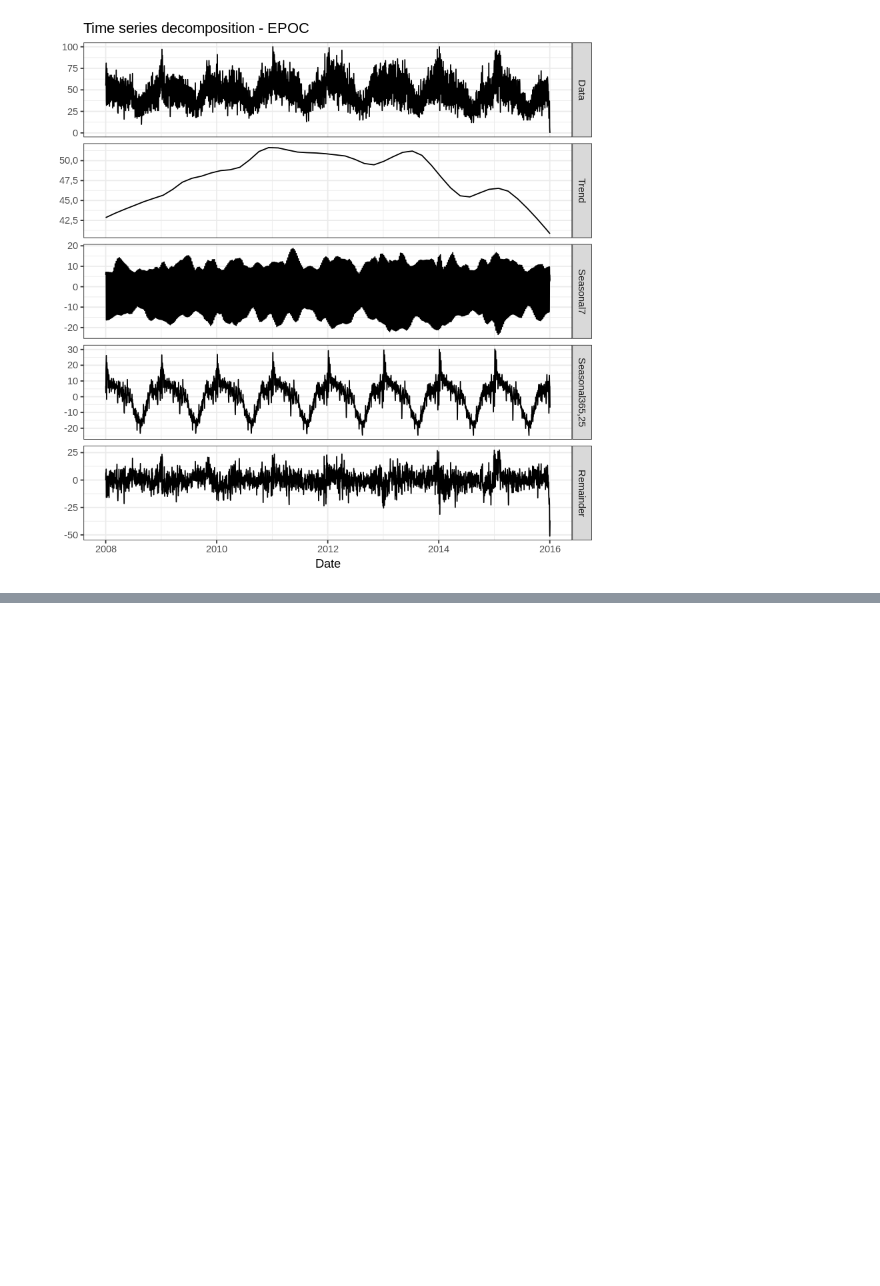
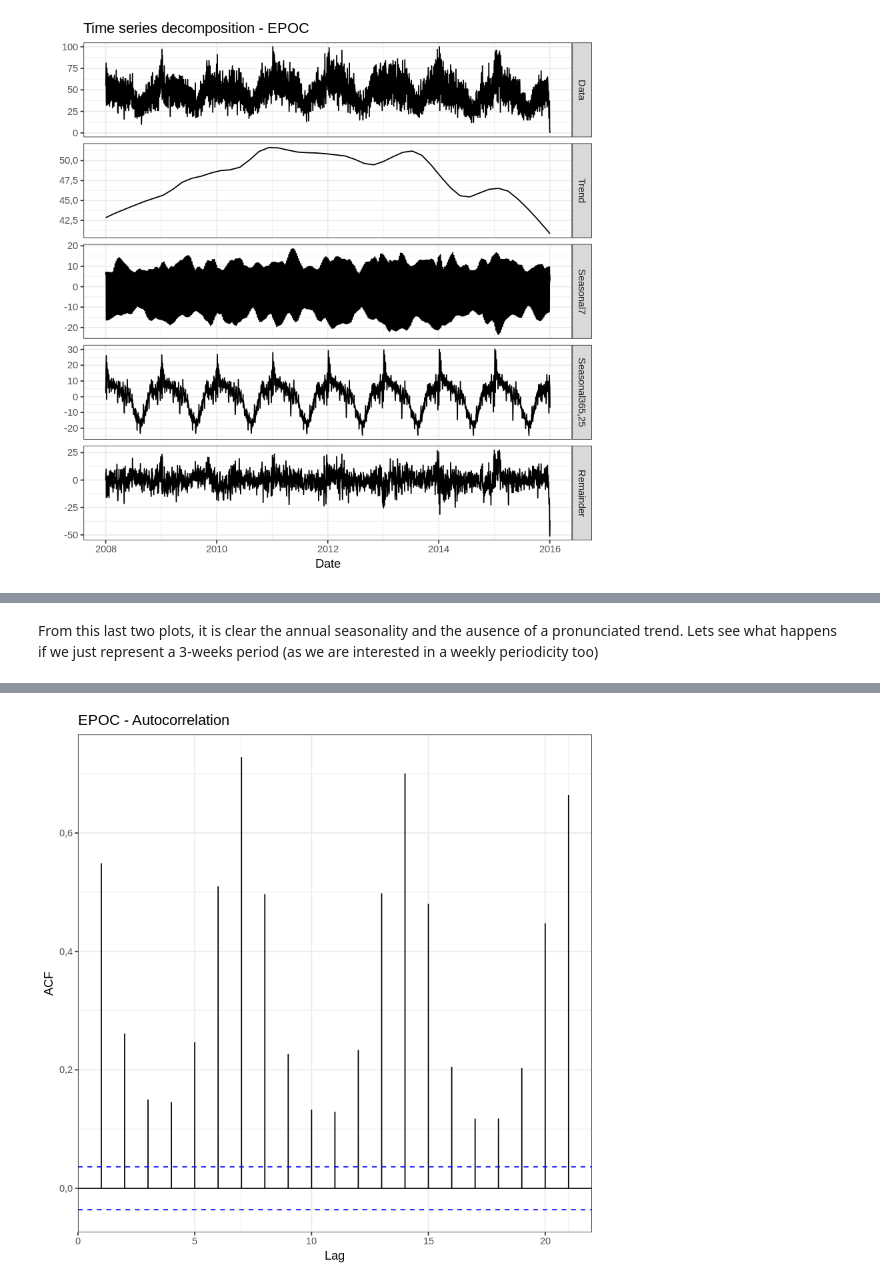
Before and after one commit to sogooddata/Contaminacion_EPOC, a Jupyter notebook: Contaminacion-EPOC-R/epoc_series_analysis.ipynb, the cells around one changed output, grey strips where cells are left out. Saved outputs shown, nothing was run; the diff lists cells and outputs as text; code cells hidden in the pictures; blank space fills up the shorter version.

```diff
--- a/Contaminacion-EPOC-R/epoc_series_analysis.ipynb
+++ b/Contaminacion-EPOC-R/epoc_series_analysis.ipynb
@@ -40,0 +98,5 @@ autoplot(mstl(epoc_ts)) + labs(title = "Time series decomposition - EPOC", x = "
+# %% [markdown]
+From this last two plots, it is clear the annual seasonality and the ausence of a pronunciated trend. Lets see what happens if we just represent a 3-weeks period (as we are interested in a weekly periodicity too)
+# %%
+ggAcf(epoc_ts, lag.max = 21) + labs(title = "EPOC - Autocorrelation" ) + theme_bw()
+# %% [output]
@@ -40,0 +105 @@ autoplot(mstl(epoc_ts)) + labs(title = "Time series decomposition - EPOC", x = "
+[figure, added]
```
Also changed, not shown: parts of 11 cells of this notebook, 1 other file.
